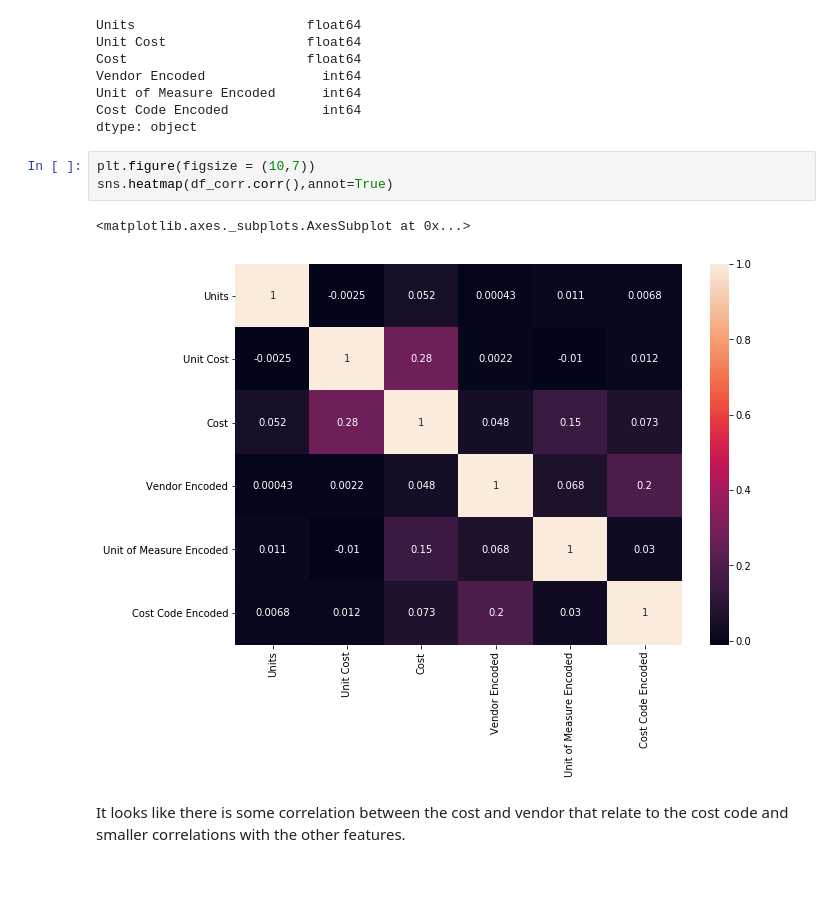
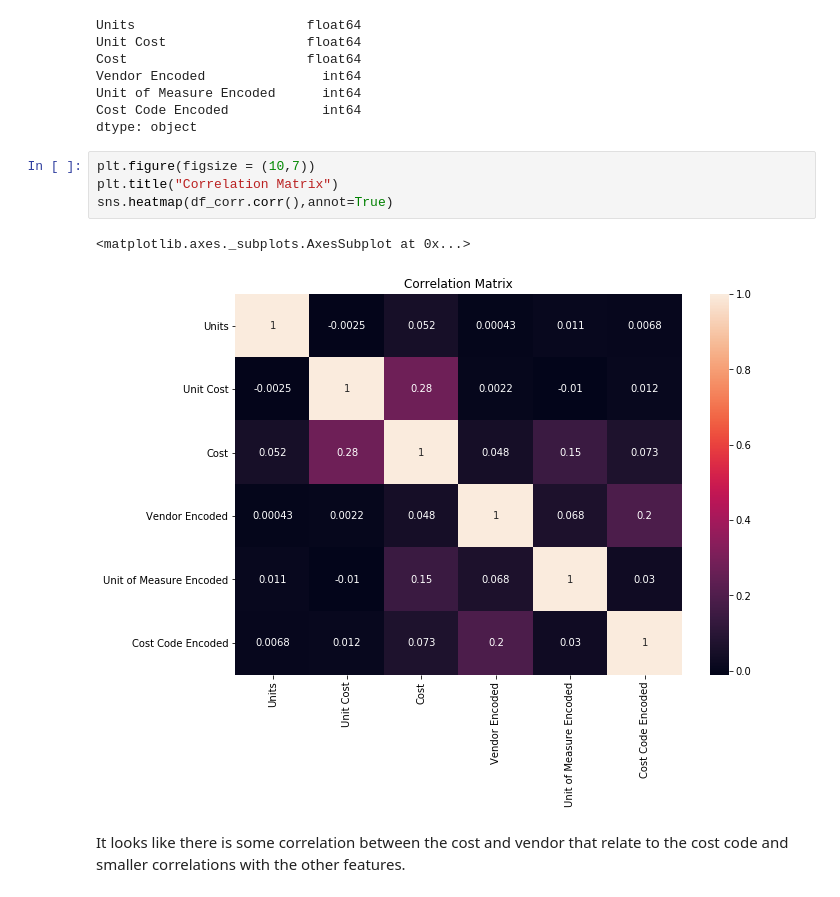
Before and after one commit to Daniel-M-Kelly/Udacity-MLND-Project, a Jupyter notebook: PO_Dataset_Exploration.ipynb, the cells around one changed output. Drawn from its saved outputs; the diff is of its cells as text.

```diff
--- a/PO_Dataset_Exploration.ipynb
+++ b/PO_Dataset_Exploration.ipynb
@@ -180,10 +180,11 @@ Cost Code Encoded            int64
 dtype: object
 # %%
 plt.figure(figsize = (10,7))
+plt.title("Correlation Matrix")
 sns.heatmap(df_corr.corr(),annot=True)
 # %% [output]
 <matplotlib.axes._subplots.AxesSubplot at 0x...>
-[figure, old version]
+[figure, new version]
 # %% [markdown]
 It looks like there is some correlation between the cost and vendor that relate to the cost code and smaller correlations with the other features.
 # %% [markdown]
```
Also changed, not shown: parts of 3 cells of this notebook, 4 other files.
